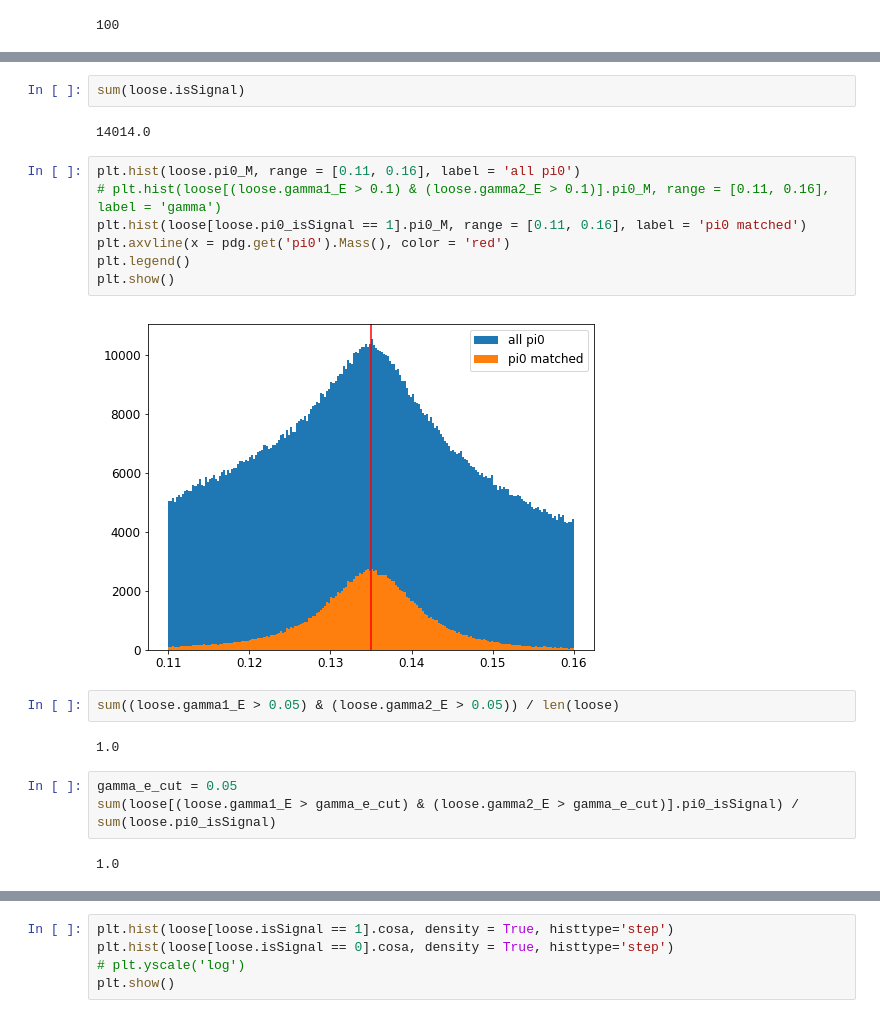
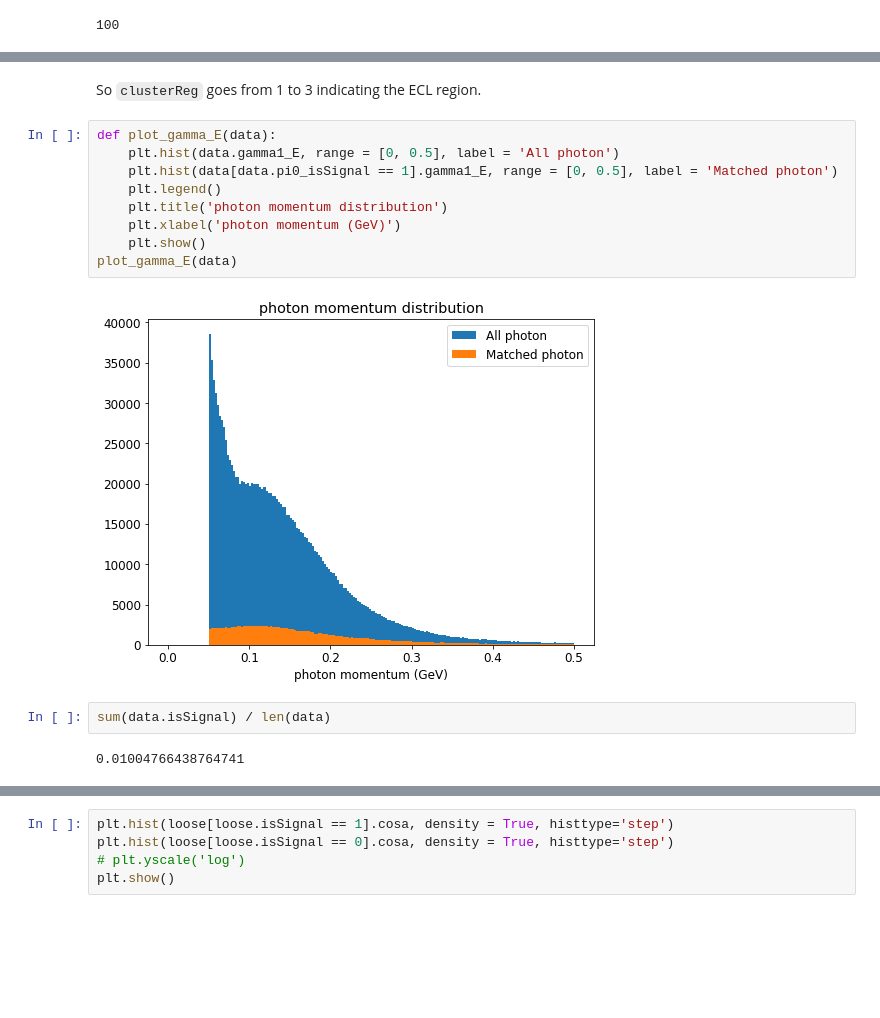
Before and after one commit to ch2ohch2oh/sigma_selection, a Jupyter notebook: notebooks/sigma_v6.ipynb, the cells around one changed output, grey strips where cells are left out. Saved outputs shown, nothing was run; the diff lists cells and outputs as text; blank space fills up the shorter version.

```diff
--- a/notebooks/sigma_v6.ipynb
+++ b/notebooks/sigma_v6.ipynb
@@ -43,22 +165,17 @@ loose.head(10)
+# %% [markdown]
+So `clusterReg` goes from 1 to 3 indicating the ECL region.
+# %%
+def plot_gamma_E(data):
+    plt.hist(data.gamma1_E, range = [0, 0.5], label = 'All photon')
+    plt.hist(data[data.pi0_isSignal == 1].gamma1_E, range = [0, 0.5], label = 'Matched photon')
+    plt.legend()
+    plt.title('photon momentum distribution')
+    plt.xlabel('photon momentum (GeV)')
+    plt.show()
+plot_gamma_E(data)
+# %% [output]
+[figure, added]
 # %%
-sum(loose.isSignal)
+sum(data.isSignal) / len(data)
 # %% [output]
-14014.0
+0.01004766438764741
-# %%
-plt.hist(loose.pi0_M, range = [0.11, 0.16], label = 'all pi0')
-# plt.hist(loose[(loose.gamma1_E > 0.1) & (loose.gamma2_E > 0.1)].pi0_M, range = [0.11, 0.16], label = 'gamma')
-plt.hist(loose[loose.pi0_isSignal == 1].pi0_M, range = [0.11, 0.16], label = 'pi0 matched')
-plt.axvline(x = pdg.get('pi0').Mass(), color = 'red')
-plt.legend()
-plt.show()
-# %% [output]
-[figure, removed]
-# %%
-sum((loose.gamma1_E > 0.05) & (loose.gamma2_E > 0.05)) / len(loose)
-# %% [output]
-1.0
-# %%
-gamma_e_cut = 0.05
-sum(loose[(loose.gamma1_E > gamma_e_cut) & (loose.gamma2_E > gamma_e_cut)].pi0_isSignal) / sum(loose.pi0_isSignal)
-# %% [output]
-1.0
```
Also changed, not shown: parts of 24 cells of this notebook.
